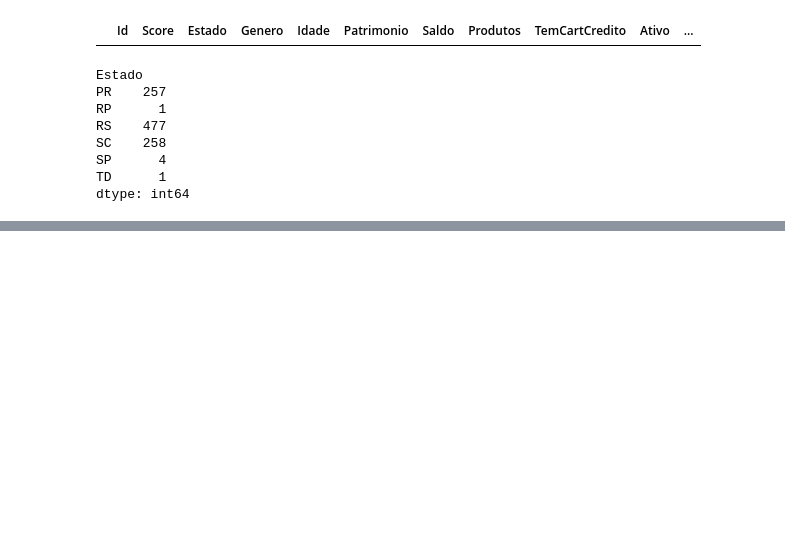
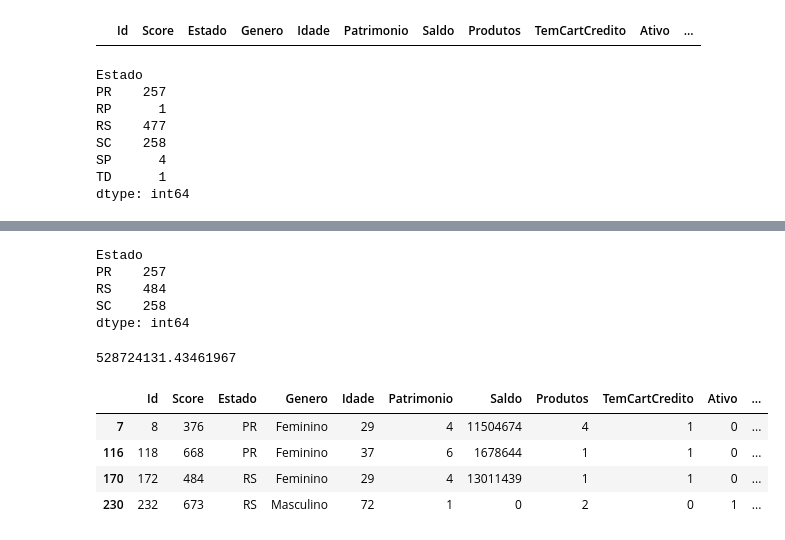
Before and after one commit to Rhuan-Messias/Python_Study, a Jupyter notebook: F_Data_Science/notebook_2/limpeza_tratamento_dados.ipynb, the cells around one changed output, grey strips where cells are left out. Drawn from its saved outputs; the diff is of its cells as text; code cells hidden in the pictures; blank space fills up the shorter version.

```diff
--- a/F_Data_Science/notebook_2/limpeza_tratamento_dados.ipynb
+++ b/F_Data_Science/notebook_2/limpeza_tratamento_dados.ipynb
@@ -364,0 +363,24 @@ NameError: name 'dtset' is not defined
+# %%
+# para visualizar se deu certo
+display(grupo_estados)
+# %% [output]
+Estado
+PR    257
+RS    484
+SC    258
+dtype: int64
+# %%
+#tratar outliers em salário, vamos considerar 2 desvios padrão
+
+desv = sts.stdev(dtset['Salario'])
+desv
+# %% [output]
+528724131.43461967
+# %%
+dtset.loc[dtset['Salario'] >= 2*desv]
+# %% [output]
+|  | Id | Score | Estado | Genero | Idade | Patrimonio | Saldo | Produtos | TemCartCredito | Ativo | ... |
+| 7 | 8 | 376 | PR | Feminino | 29 | 4 | 11504674 | 4 | 1 | 0 | ... |
+| 116 | 118 | 668 | PR | Feminino | 37 | 6 | 1678644 | 1 | 1 | 0 | ... |
+| 170 | 172 | 484 | RS | Feminino | 29 | 4 | 13011439 | 1 | 1 | 0 | ... |
+| 230 | 232 | 673 | RS | Masculino | 72 | 1 | 0 | 2 | 0 | 1 | ... |
```
Also changed, not shown: parts of 11 cells of this notebook.
